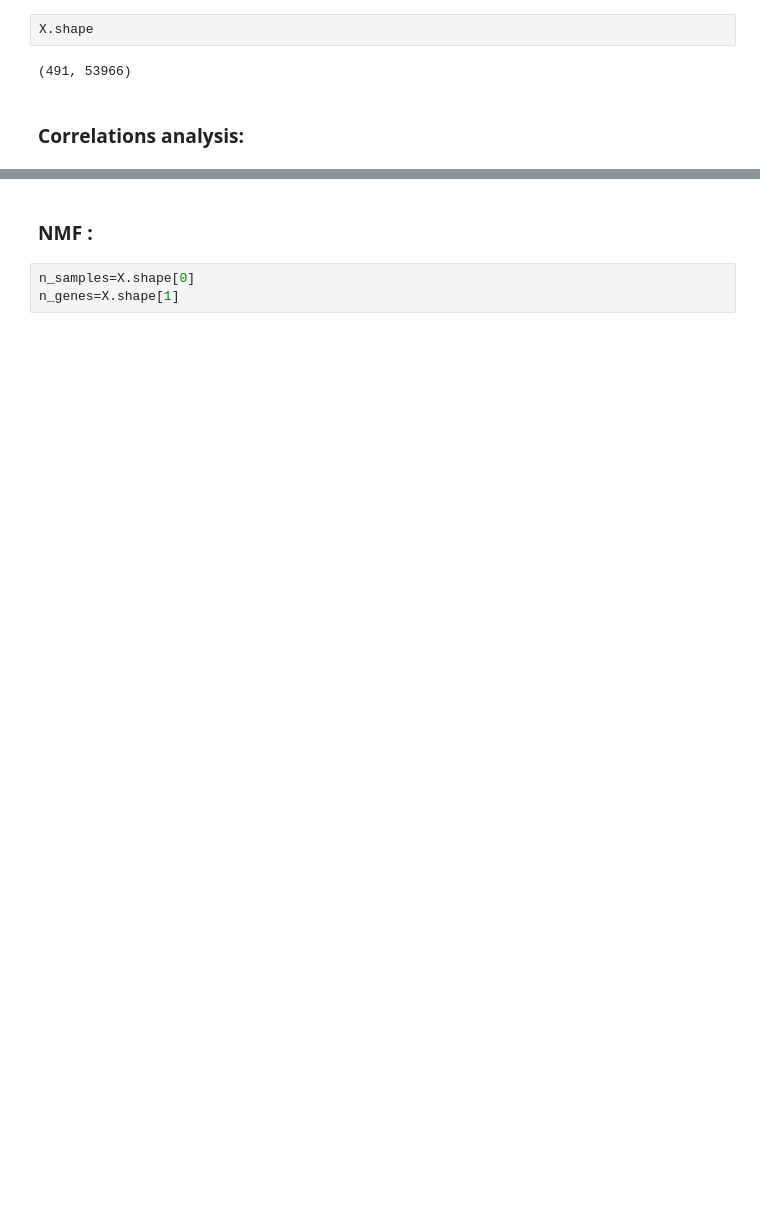
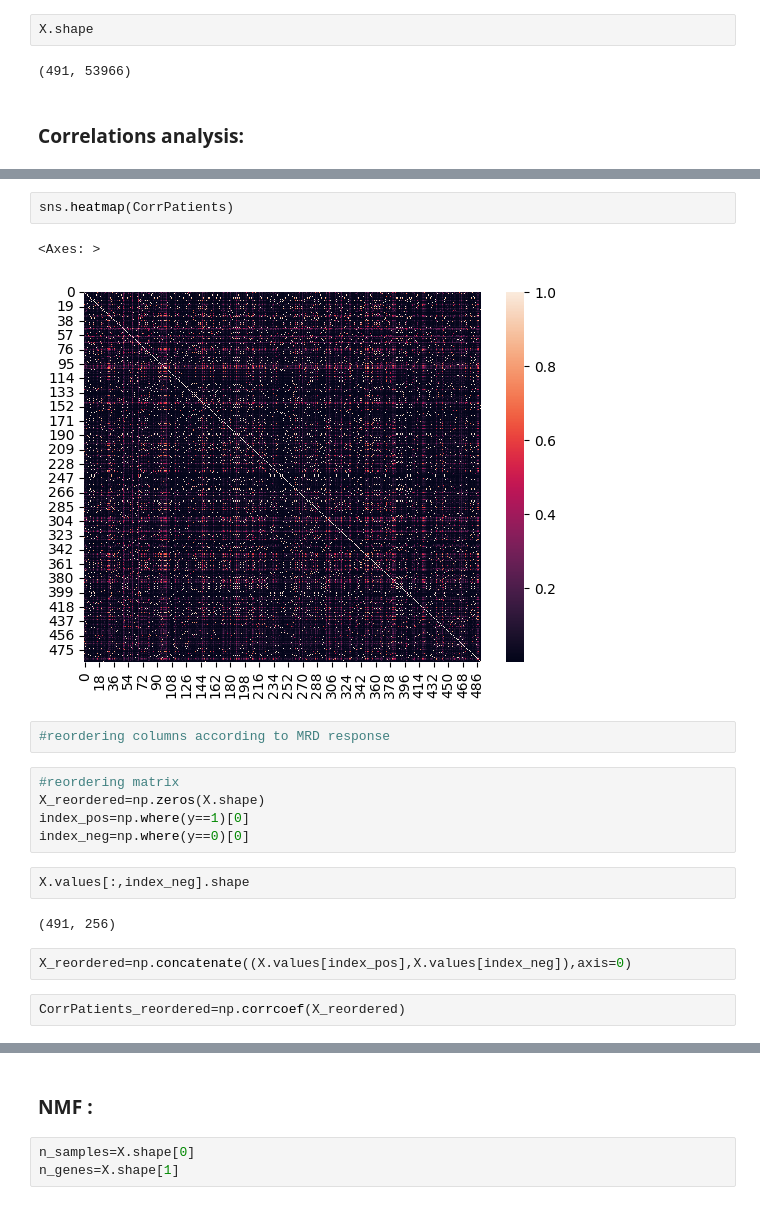
Before and after one commit to Syrinechen/Myeloma-project-draft, a Jupyter notebook: data_analysis.ipynb, the cells around one changed output, grey strips where cells are left out. Drawn from its saved outputs; the diff is of its cells as text; blank space fills up the shorter version.

```diff
--- a/data_analysis.ipynb
+++ b/data_analysis.ipynb
@@ -36,0 +86,20 @@ CorrPatients=np.corrcoef(my_data)
+# %%
+sns.heatmap(CorrPatients)
+# %% [output]
+<Axes: >
+[figure, added]
+# %%
+#reordering columns according to MRD response
+# %%
+#reordering matrix
+X_reordered=np.zeros(X.shape)
+index_pos=np.where(y==1)[0]
+index_neg=np.where(y==0)[0]
+# %%
+X.values[:,index_neg].shape
+# %% [output]
+(491, 256)
+# %%
+X_reordered=np.concatenate((X.values[index_pos],X.values[index_neg]),axis=0)
+# %%
+CorrPatients_reordered=np.corrcoef(X_reordered)
```
Also changed, not shown: parts of 41 cells of this notebook.
